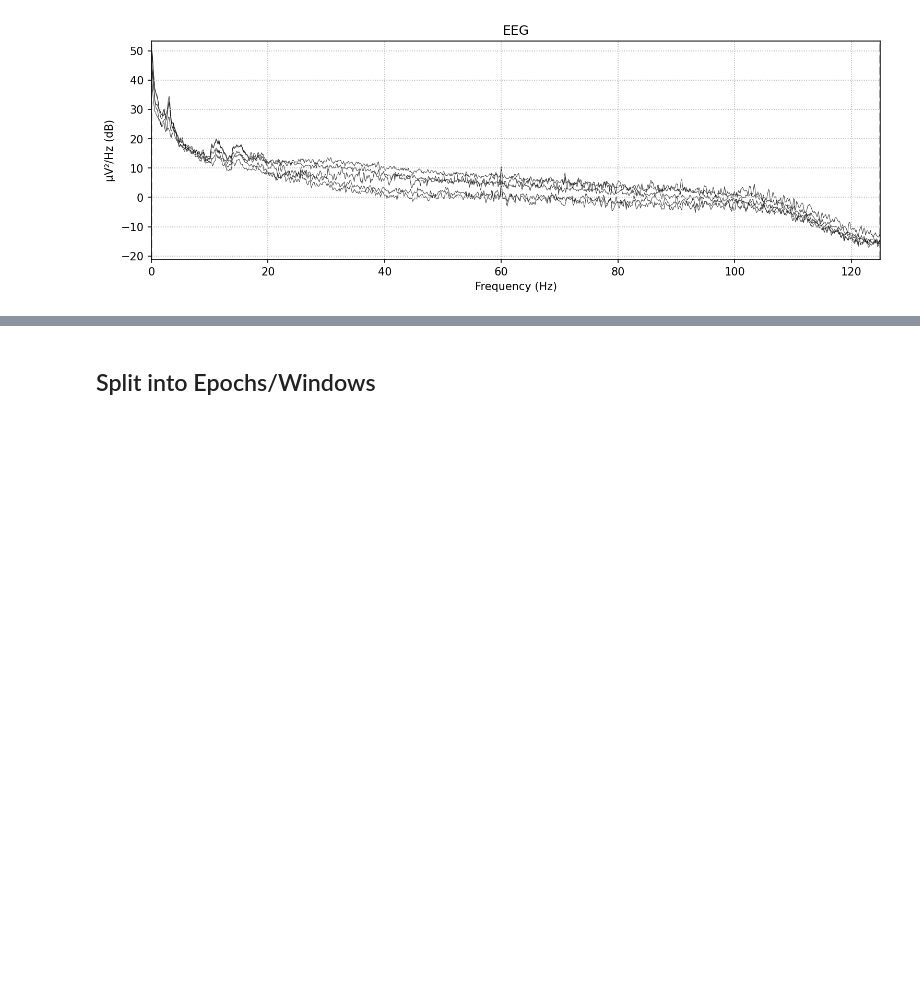
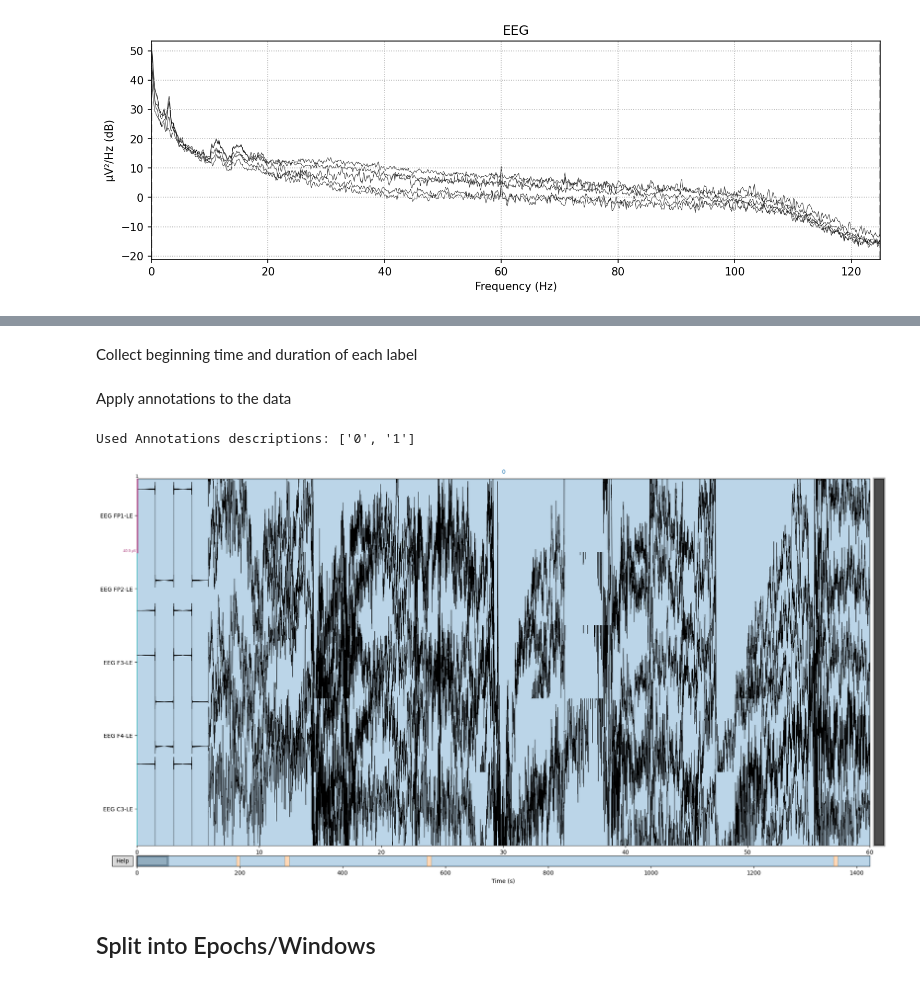
Before and after one commit to Loic017/TinyML-for-Epileptic-Seizures, a Jupyter notebook: extract_absence_eeg.ipynb, the cells around one changed output, grey strips where cells are left out. Drawn from its saved outputs; the diff is of its cells as text; code cells hidden in the pictures; blank space fills up the shorter version.

Commit message:
Improved annotations and labels system

```diff
--- a/extract_absence_eeg.ipynb
+++ b/extract_absence_eeg.ipynb
@@ -92,7 +83,7 @@ Effective window size : 8.192 (s)
 # %%
 raw.notch_filter(60)  # 60 Hz notch filter
 raw.filter(None, 90, fir_design="firwin")  # 90 Hz lowpass filter
-raw = mne.channels.combine_channels(raw, dict(new=[0, 1, 2, 3, 4]), method="mean")
+# raw = mne.channels.combine_channels(raw, dict(new=[0, 1, 2, 3, 4]), method="mean")
 # %% [output]
 Filtering raw data in 1 contiguous segment
 Setting up band-stop filter from 59 - 61 Hz
@@ -113,0 +145,6 @@ Ready.
+# %%
+# Import annotations from annotation file
+annotations_from_file = format_annotations(
+    annotations_file=f"processed_data/absence/annotations/{seizure_idx+1}/annot.tse"
+)
+annotations_from_file
@@ -114,3 +161,30 @@ Ready.
+# %% [markdown]
+Collect beginning time and duration of each label
+# %%
+annotation_times = [[], [], []]
+
+for i, v in enumerate(annotations_from_file):
+    if v[2] == "bckg":
+        annotation_times[0].append(float(v[0]))
+        annotation_times[1].append(float(v[1]) - float(v[0]))
+        annotation_times[2].append("0")
+    elif v[2] == "absz":
+        annotation_times[0].append(float(v[0]))
+        annotation_times[1].append(float(v[1]) - float(v[0]))
+        annotation_times[2].append("1")
+# %% [markdown]
+Apply annotations to the data
+# %%
+set_annotations = mne.Annotations(
+    annotation_times[0], annotation_times[1], annotation_times[2]
+)
+raw.set_annotations(set_annotations)
+events, event_id = mne.events_from_annotations(raw)
+
+raw.plot(events=events, start=0, duration=60, color={"0": "blue", "1": "red"})
+# %% [output]
+Used Annotations descriptions: ['0', '1']
+[figure, added]
 # %% [markdown]
 ## Split into Epochs/Windows
 # %%
```
Also changed, not shown: parts of 24 cells of this notebook, 1 other file.
